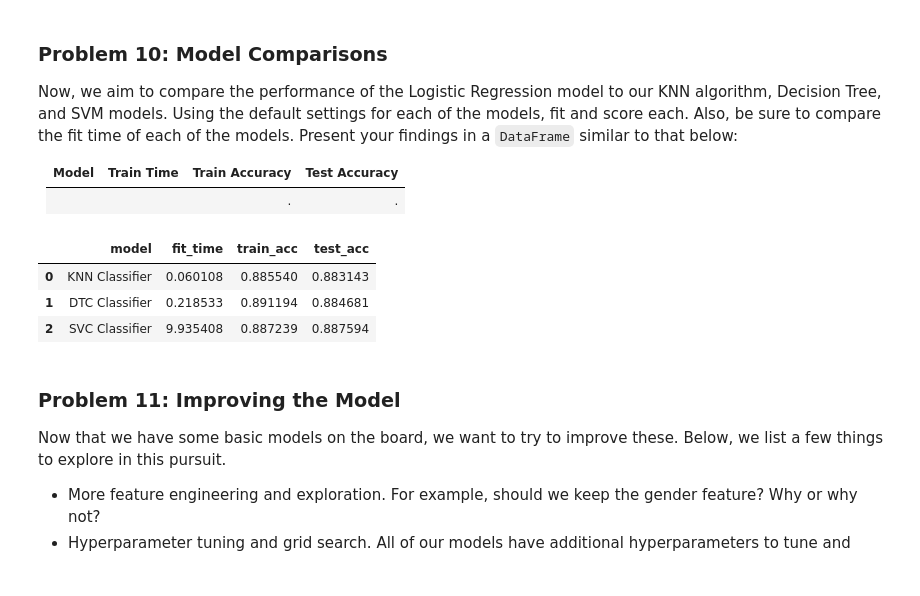
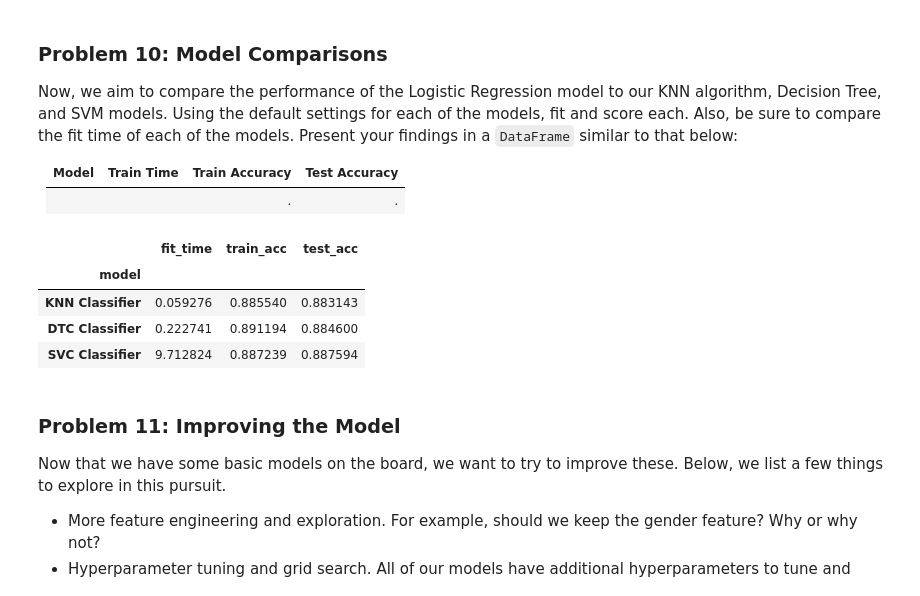
Before and after one commit to maskbit/classifier_comparison, a Jupyter notebook: prompt_III.ipynb, the cells around one changed output. Cells and saved outputs as stored; diff of their text form; code cells hidden in the pictures.

```diff
--- a/prompt_III.ipynb
+++ b/prompt_III.ipynb
@@ -275,12 +274,14 @@ train_acc.append(accuracy_score(y_train, preds_svc_train))
 test_acc.append(accuracy_score(y_test, preds_svc_test))
 # %%
 results = pd.DataFrame({'model': model, 'fit_time':fit_time , 'train_acc': train_acc, 'test_acc':test_acc })
+results.set_index('model', inplace=True)
 results.head()
 # %% [output]
-|  | model | fit_time | train_acc | test_acc |
-| 0 | KNN Classifier | 0.060108 | 0.885540 | 0.883143 |
-| 1 | DTC Classifier | 0.218533 | 0.891194 | 0.884681 |
-| 2 | SVC Classifier | 9.935408 | 0.887239 | 0.887594 |
+|  | fit_time | train_acc | test_acc |
+| model |  |  |  |
+| KNN Classifier | 0.059276 | 0.885540 | 0.883143 |
+| DTC Classifier | 0.222741 | 0.891194 | 0.884600 |
+| SVC Classifier | 9.712824 | 0.887239 | 0.887594 |
 # %% [markdown]
 ### Problem 11: Improving the Model
 
```
Also changed, not shown: parts of 12 cells of this notebook, 2 other files.
